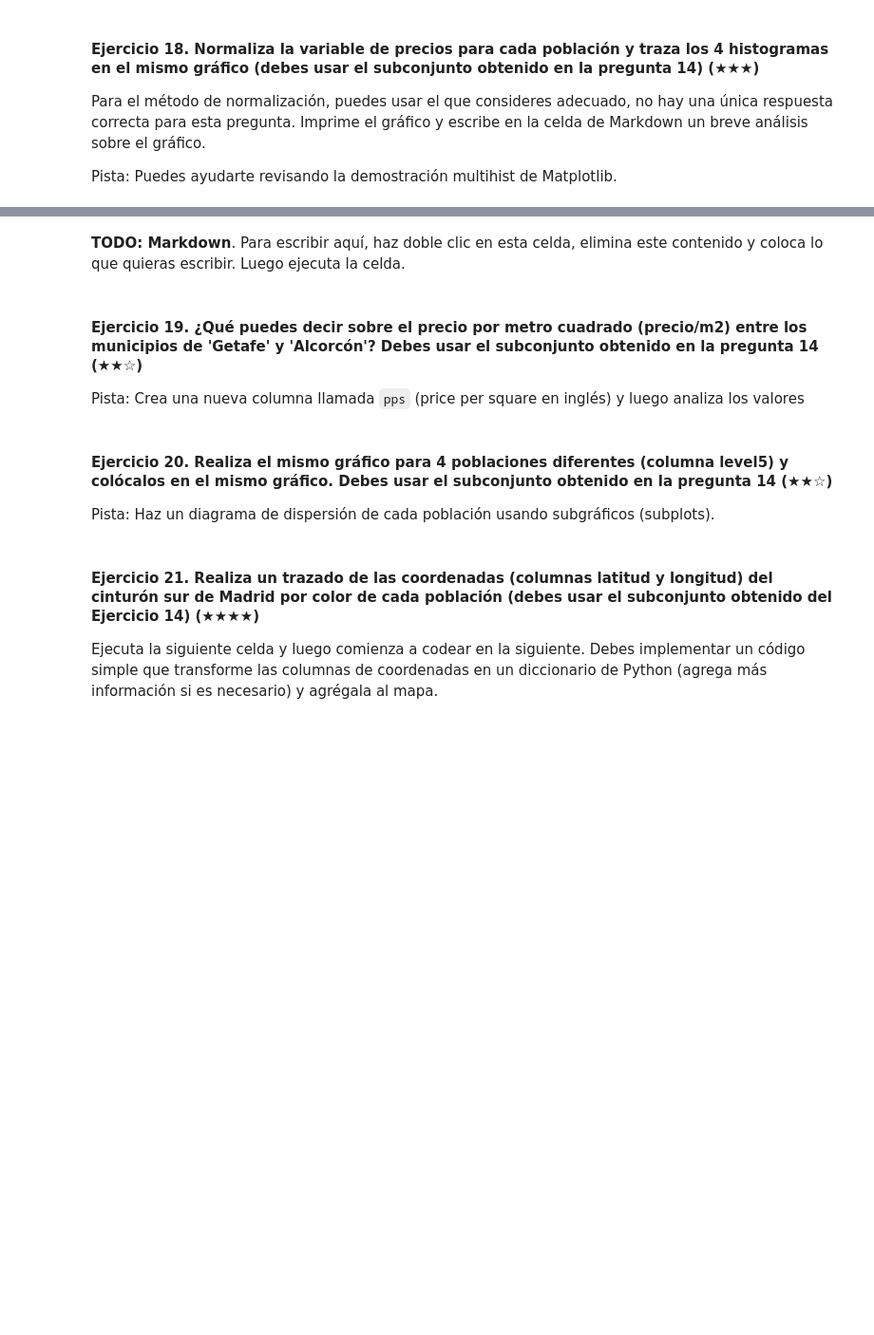
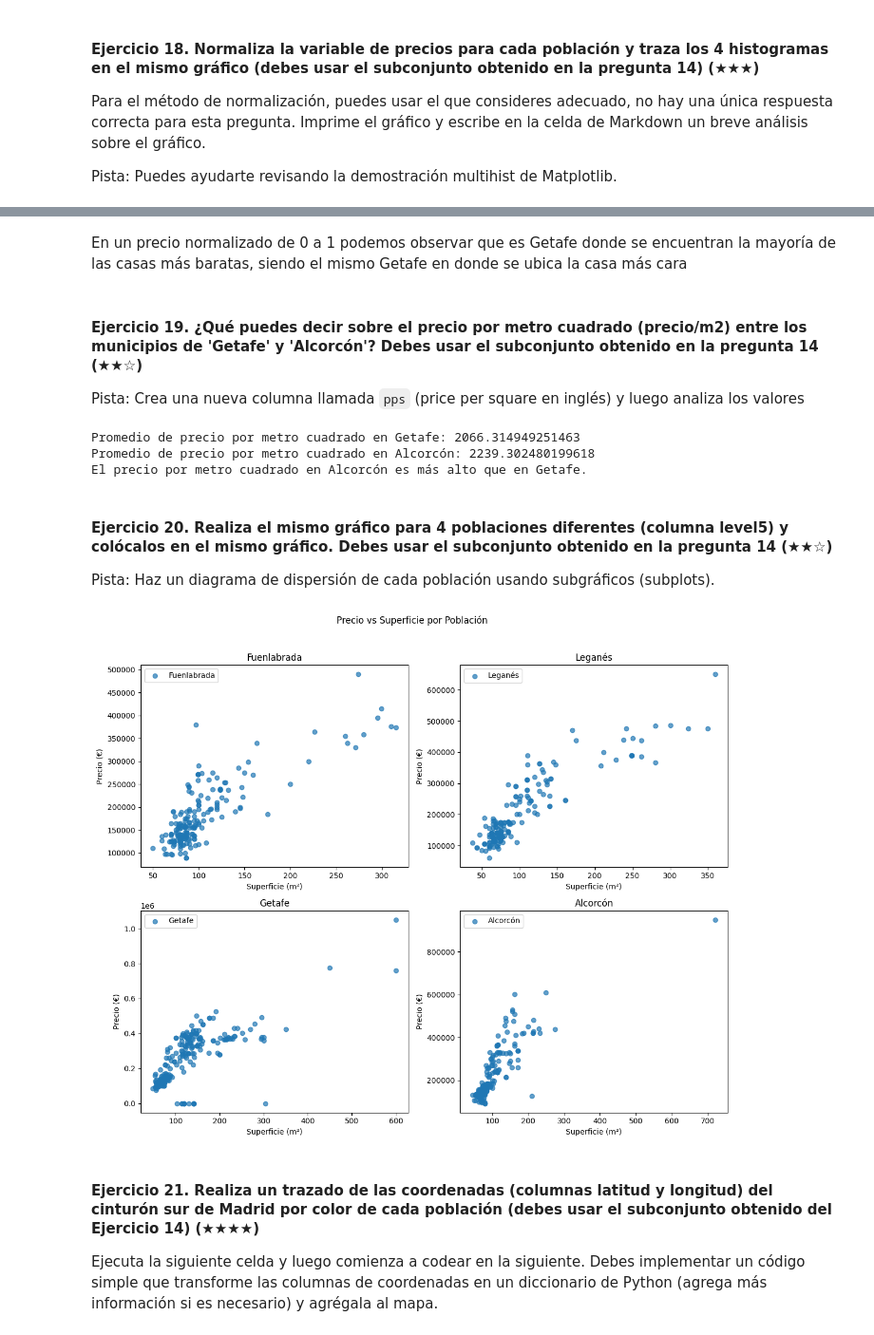
Before and after one commit to maldo1904/realestate-datacleanup-exercise, a Jupyter notebook: project.es.ipynb, the cells around one changed output, grey strips where cells are left out. Shown at 95% size. Cells and saved outputs as stored; diff of their text form; code cells hidden in the pictures; blank space fills up the shorter version.

```diff
--- a/project.es.ipynb
+++ b/project.es.ipynb
@@ -371,16 +407,62 @@ Pista: Puedes ayudarte revisando la demostración multihist de Matplotlib.
 # %% [markdown]
-**TODO: Markdown**. Para escribir aquí, haz doble clic en esta celda, elimina este contenido y coloca lo que quieras escribir. Luego ejecuta la celda.
+En un precio normalizado de 0 a 1 podemos observar que es Getafe donde se encuentran la mayoría de las casas más baratas, siendo el mismo Getafe en donde se ubica la casa más cara
 # %% [markdown]
 #### Ejercicio 19. ¿Qué puedes decir sobre el precio por metro cuadrado (precio/m2) entre los municipios de 'Getafe' y 'Alcorcón'? Debes usar el subconjunto obtenido en la pregunta 14 (★★☆)
 
 Pista: Crea una nueva columna llamada `pps` (price per square en inglés) y luego analiza los valores
 # %%
 # TODO
+import pandas as pd
+
+data_frame = pd.read_csv('assets/real_estate.csv', sep=';')
+data_frame['pps'] = data_frame['price'] / data_frame['surface']
+
+GetafeAlcorcón = ['Getafe', 'Alcorcón']
+data_GetafeAlcorcón = data_frame[data_frame['level5'].isin(GetafeAlcorcón)]
+
+promedio_pps_getafe = data_GetafeAlcorcón[data_GetafeAlcorcón['level5'] == 'Getafe']['pps'].mean()
+promedio_pps_alcorcon = data_GetafeAlcorcón[data_GetafeAlcorcón['level5'] == 'Alcorcón']['pps'].mean()
+
+print(f"Promedio de precio por metro cuadrado en Getafe: {promedio_pps_getafe}")
+print(f"Promedio de precio por metro cuadrado en Alcorcón: {promedio_pps_alcorcon}")
+
+if promedio_pps_getafe > promedio_pps_alcorcon:
+    print("El precio por metro cuadrado en Getafe es más alto que en Alcorcón.")
+else:
+    print("El precio por metro cuadrado en Alcorcón es más alto que en Getafe.")
+# %% [output]
+Promedio de precio por metro cuadrado en Getafe: 2066.314949251463
+Promedio de precio por metro cuadrado en Alcorcón: 2239.302480199618
+El precio por metro cuadrado en Alcorcón es más alto que en Getafe.
 # %% [markdown]
 #### Ejercicio 20. Realiza el mismo gráfico para 4 poblaciones diferentes (columna level5) y colócalos en el mismo gráfico. Debes usar el subconjunto obtenido en la pregunta 14 (★★☆)
 Pista: Haz un diagrama de dispersión de cada población usando subgráficos (subplots).
 # %%
-# TODO
+import pandas as pd
+import matplotlib.pyplot as plt
+
+data_frame = pd.read_csv('assets/real_estate.csv', sep=';')
+cinturon_sur = ['Fuenlabrada', 'Leganés', 'Getafe', 'Alcorcón']
+data_cinturon_sur = data_frame[data_frame['level5'].isin(cinturon_sur)]
+
+fig, axs = plt.subplots(2, 2, figsize=(12, 10))
+fig.suptitle('Precio vs Superficie por Población')
+
+poblaciones = ['Fuenlabrada', 'Leganés', 'Getafe', 'Alcorcón']
+for i, poblacion in enumerate(poblaciones):
+    ax = axs[i // 2, i % 2]
+    data_poblacion = data_cinturon_sur[data_cinturon_sur['level5'] == poblacion]
+    ax.scatter(data_poblacion['surface'], data_poblacion['price'], alpha=0.7, label=poblacion)
+    ax.set_title(poblacion)
+    ax.set_xlabel('Superficie (m²)')
+    ax.set_ylabel('Precio (€)')
+    ax.legend()
+
+
+plt.tight_layout(rect=[0, 0, 1, 0.96])
+plt.show()
+# %% [output]
+[figure, added]
 # %% [markdown]
 #### Ejercicio 21. Realiza un trazado de las coordenadas (columnas latitud y longitud) del cinturón sur de Madrid por color de cada población (debes usar el subconjunto obtenido del Ejercicio 14) (★★★★)
 
```
Also changed, not shown: parts of 3 cells of this notebook.
